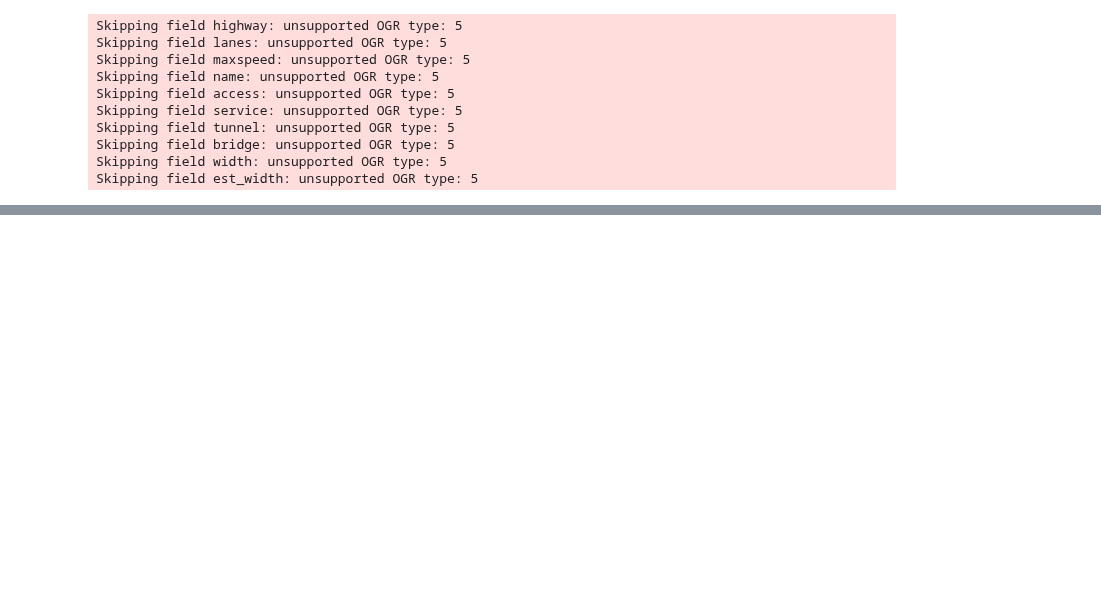
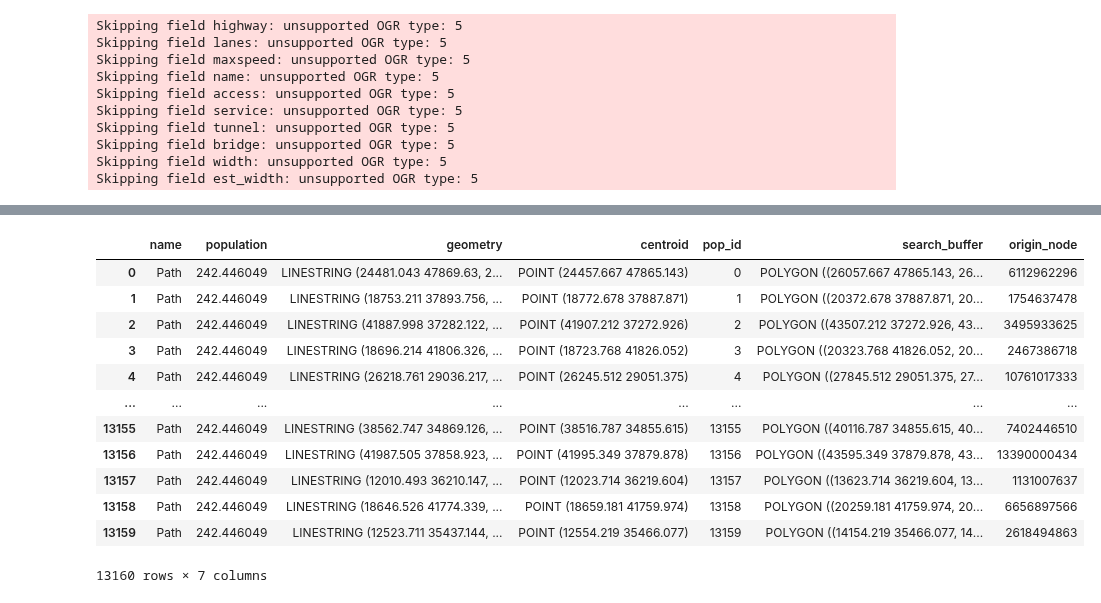
Before and after one commit to ziqiqiiii/Spatial_Equity_Analysis, a Jupyter notebook: notebooks/02_Network_Analysis.ipynb, the cells around one changed output, grey strips where cells are left out. Saved outputs shown, nothing was run; the diff lists cells and outputs as text; code cells hidden in the pictures; blank space fills up the shorter version.

```diff
--- a/notebooks/02_Network_Analysis.ipynb
+++ b/notebooks/02_Network_Analysis.ipynb
@@ -407,0 +420,16 @@ final_map.plot(column='2sfca_score', legend=True, cmap='viridis', figsize=(10, 1
+# %%
+hdb
+# %% [output]
+|  | name | population | geometry | centroid | pop_id | search_buffer | origin_node |
+| 0 | Path | 242.446049 | LINESTRING (24481.043 47869.63, 2... | POINT (24457.667 47865.143) | 0 | POLYGON ((26057.667 47865.143, 26... | 6112962296 |
+| 1 | Path | 242.446049 | LINESTRING (18753.211 37893.756, ... | POINT (18772.678 37887.871) | 1 | POLYGON ((20372.678 37887.871, 20... | 1754637478 |
+| 2 | Path | 242.446049 | LINESTRING (41887.998 37282.122, ... | POINT (41907.212 37272.926) | 2 | POLYGON ((43507.212 37272.926, 43... | 3495933625 |
+| 3 | Path | 242.446049 | LINESTRING (18696.214 41806.326, ... | POINT (18723.768 41826.052) | 3 | POLYGON ((20323.768 41826.052, 20... | 2467386718 |
+| 4 | Path | 242.446049 | LINESTRING (26218.761 29036.217, ... | POINT (26245.512 29051.375) | 4 | POLYGON ((27845.512 29051.375, 27... | 10761017333 |
+| ... | ... | ... | ... | ... | ... | ... | ... |
+| 13155 | Path | 242.446049 | LINESTRING (38562.747 34869.126, ... | POINT (38516.787 34855.615) | 13155 | POLYGON ((40116.787 34855.615, 40... | 7402446510 |
+| 13156 | Path | 242.446049 | LINESTRING (41987.505 37858.923, ... | POINT (41995.349 37879.878) | 13156 | POLYGON ((43595.349 37879.878, 43... | 13390000434 |
+| 13157 | Path | 242.446049 | LINESTRING (12010.493 36210.147, ... | POINT (12023.714 36219.604) | 13157 | POLYGON ((13623.714 36219.604, 13... | 1131007637 |
+| 13158 | Path | 242.446049 | LINESTRING (18646.526 41774.339, ... | POINT (18659.181 41759.974) | 13158 | POLYGON ((20259.181 41759.974, 20... | 6656897566 |
+| 13159 | Path | 242.446049 | LINESTRING (12523.711 35437.144, ... | POINT (12554.219 35466.077) | 13159 | POLYGON ((14154.219 35466.077, 14... | 2618494863 |
+13160 rows × 7 columns
```
Also changed, not shown: parts of 29 cells of this notebook, 1 other file.
